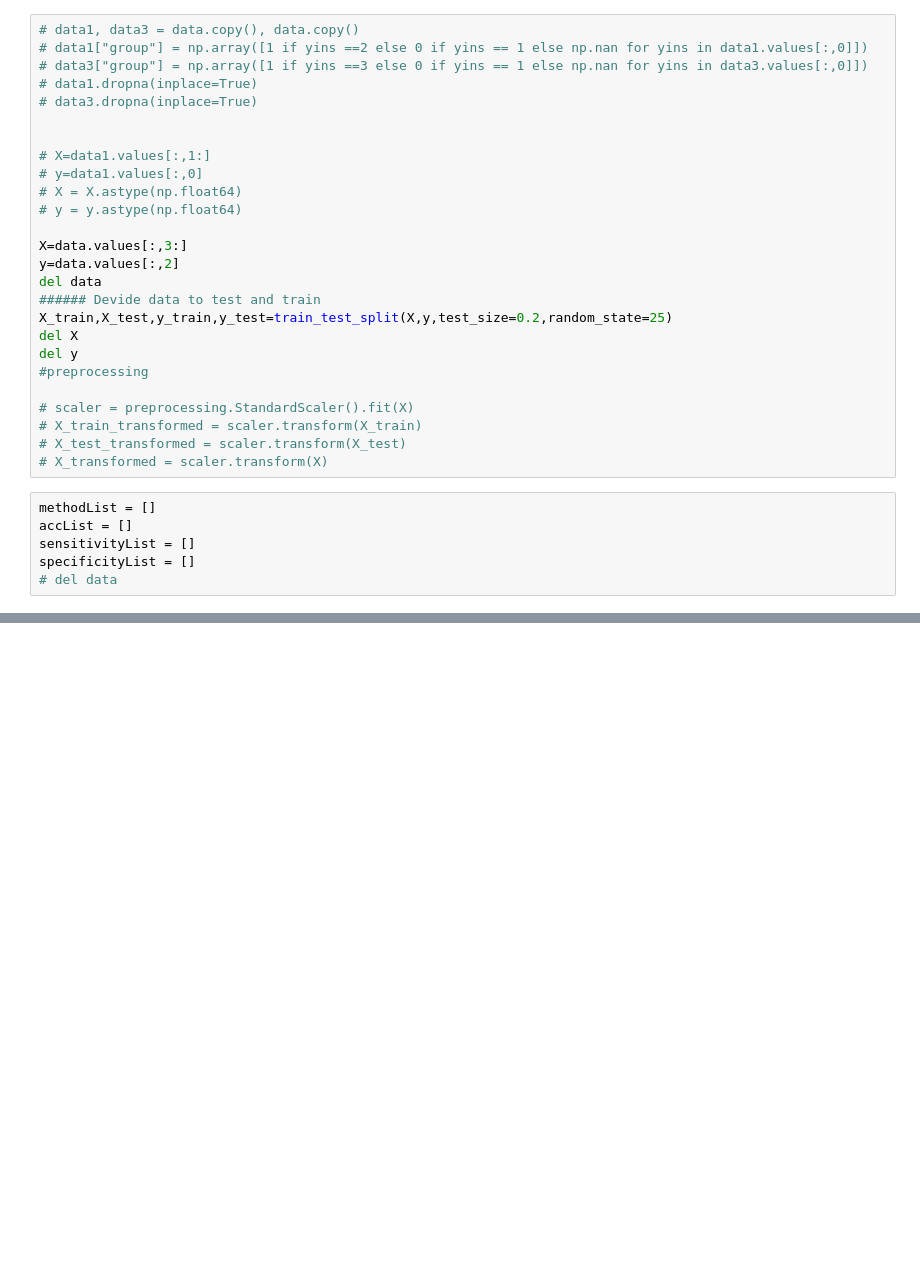
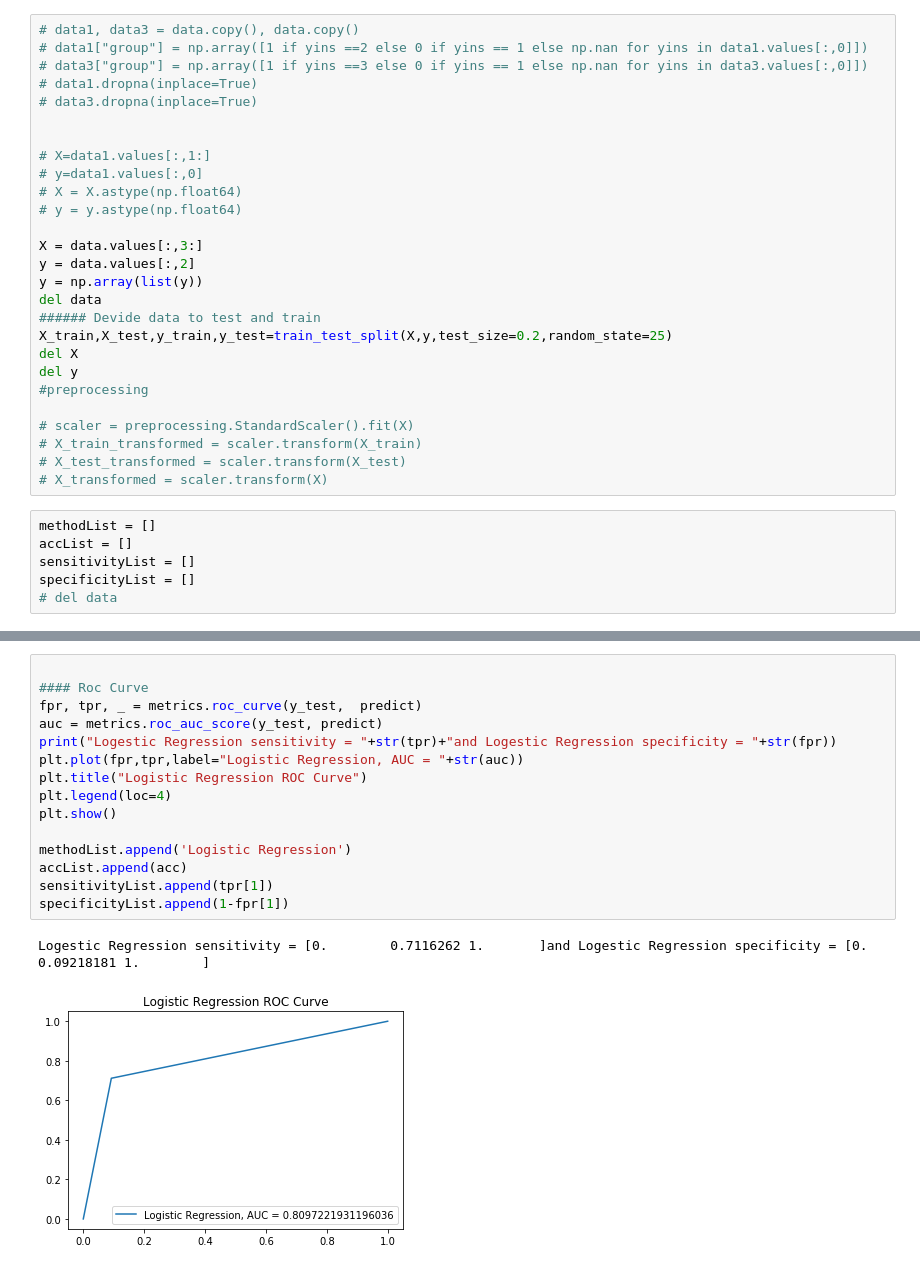
Before and after one commit to aminkhod/DDI-Project, a Jupyter notebook: Analysis.ipynb, the cells around one changed output, grey strips where cells are left out. Saved outputs shown, nothing was run; the diff lists cells and outputs as text; blank space fills up the shorter version.

```diff
--- a/Analysis.ipynb
+++ b/Analysis.ipynb
@@ -37,8 +40,9 @@ print(data.shape)
 # X = X.astype(np.float64)
 # y = y.astype(np.float64)
 
-X=data.values[:,3:]
-y=data.values[:,2]
+X = data.values[:,3:]
+y = data.values[:,2]
+y = np.array(list(y))
 del data
 ###### Devide data to test and train
 X_train,X_test,y_train,y_test=train_test_split(X,y,test_size=0.2,random_state=25)
@@ -58,0 +141,18 @@ specificityList = []
+# %%
+
+#### Roc Curve
+fpr, tpr, _ = metrics.roc_curve(y_test,  predict)
+auc = metrics.roc_auc_score(y_test, predict)
+print("Logestic Regression sensitivity = "+str(tpr)+"and Logestic Regression specificity = "+str(fpr))
+plt.plot(fpr,tpr,label="Logistic Regression, AUC = "+str(auc))
+plt.title("Logistic Regression ROC Curve")
+plt.legend(loc=4)
+plt.show()
+
+methodList.append('Logistic Regression')
+accList.append(acc)
+sensitivityList.append(tpr[1])
+specificityList.append(1-fpr[1])
+# %% [output]
+Logestic Regression sensitivity = [0.        0.7116262 1.       ]and Logestic Regression specificity = [0.         0.09218181 1.        ]
+[figure, added]
```
Also changed, not shown: parts of 7 cells of this notebook, 5 other files.
